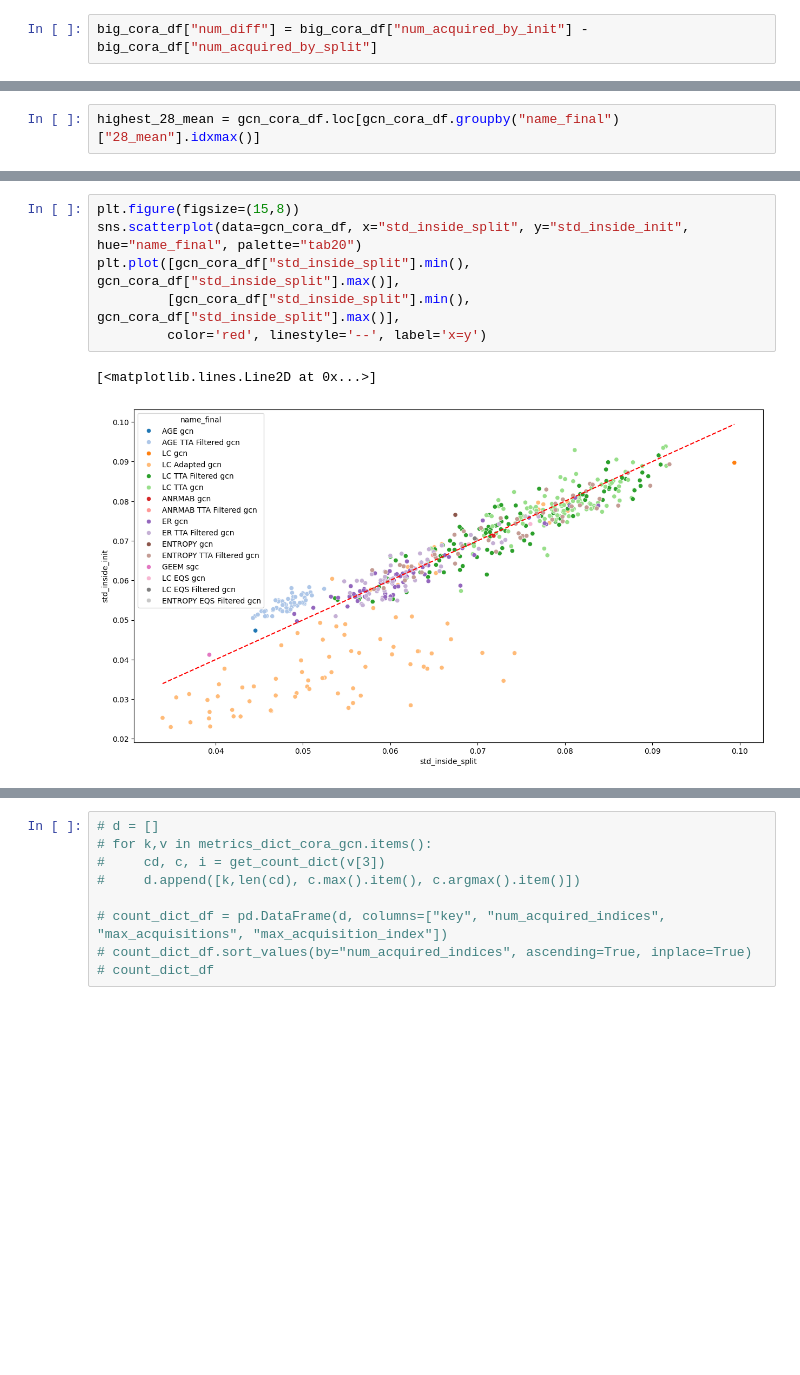
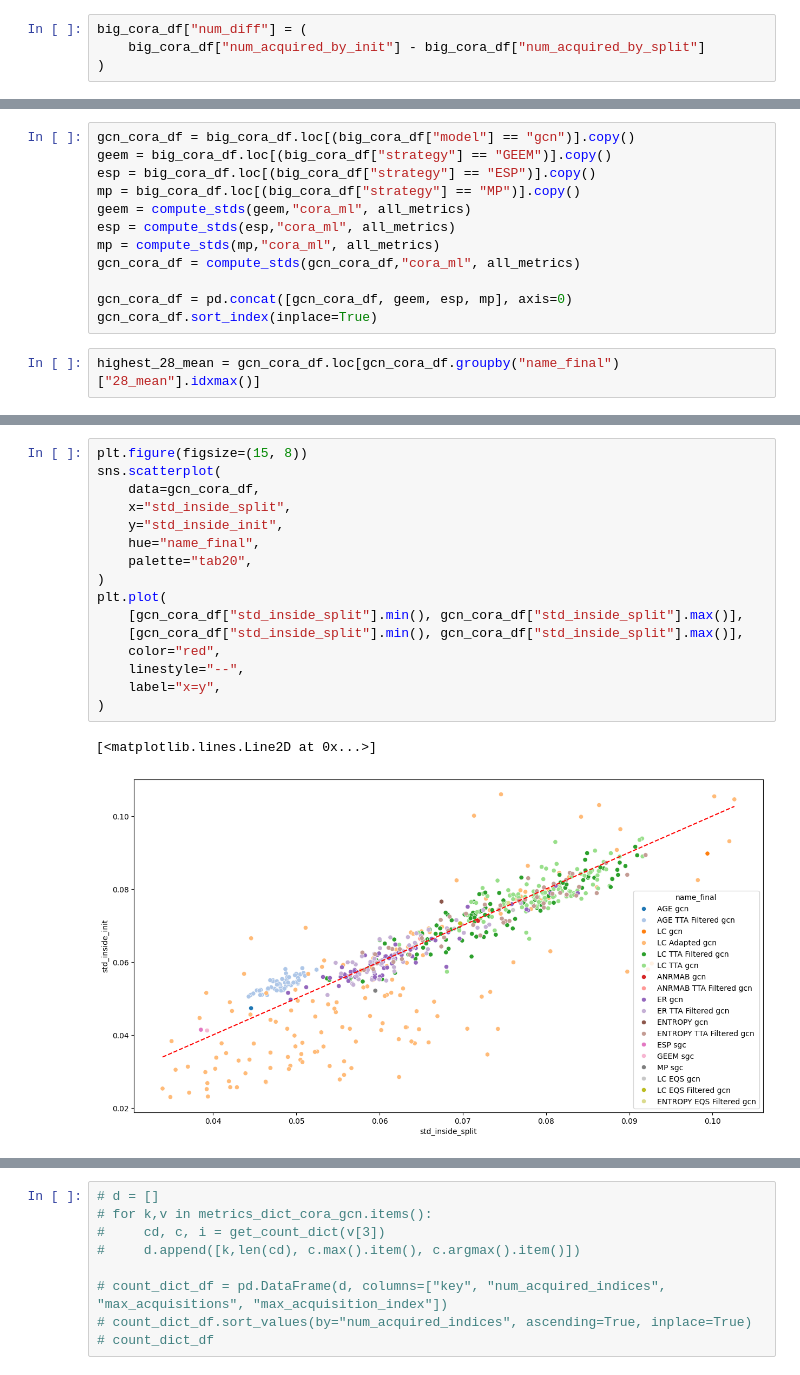
Before and after one commit to drigba/uq-for-al-on-graphs, a Jupyter notebook: notebooks/plot_indexes.ipynb, the cells around one changed output, grey strips where cells are left out. Saved outputs shown, nothing was run; the diff lists cells and outputs as text; blank space fills up the shorter version.

```diff
--- a/notebooks/plot_indexes.ipynb
+++ b/notebooks/plot_indexes.ipynb
@@ -99,4 +166,6 @@ for d_m_key in [("cora_ml", "sgc"), ("cora_ml", "gcn")]:
 
 big_cora_df = pd.concat(df_combined)
 # %%
-big_cora_df["num_diff"] = big_cora_df["num_acquired_by_init"] - big_cora_df["num_acquired_by_split"]
+big_cora_df["num_diff"] = (
+    big_cora_df["num_acquired_by_init"] - big_cora_df["num_acquired_by_split"]
+)
@@ -128,3 +172,15 @@ gcn_cora_df.sort_index(inplace=True)
+# %%
+gcn_cora_df = big_cora_df.loc[(big_cora_df["model"] == "gcn")].copy()
+geem = big_cora_df.loc[(big_cora_df["strategy"] == "GEEM")].copy()
+esp = big_cora_df.loc[(big_cora_df["strategy"] == "ESP")].copy()
+mp = big_cora_df.loc[(big_cora_df["strategy"] == "MP")].copy()
+geem = compute_stds(geem,"cora_ml", all_metrics)
+esp = compute_stds(esp,"cora_ml", all_metrics)
+mp = compute_stds(mp,"cora_ml", all_metrics)
+gcn_cora_df = compute_stds(gcn_cora_df,"cora_ml", all_metrics)
+
+gcn_cora_df = pd.concat([gcn_cora_df, geem, esp, mp], axis=0)
+gcn_cora_df.sort_index(inplace=True)
 # %%
 highest_28_mean = gcn_cora_df.loc[gcn_cora_df.groupby("name_final")["28_mean"].idxmax()]
 # %%
@@ -141,12 +199,22 @@ plt.show()
 # %%
-plt.figure(figsize=(15,8))
-sns.scatterplot(data=gcn_cora_df, x="std_inside_split", y="std_inside_init", hue="name_final", palette="tab20")
-plt.plot([gcn_cora_df["std_inside_split"].min(), gcn_cora_df["std_inside_split"].max()],
-         [gcn_cora_df["std_inside_split"].min(), gcn_cora_df["std_inside_split"].max()],
-         color='red', linestyle='--', label='x=y')
+plt.figure(figsize=(15, 8))
+sns.scatterplot(
+    data=gcn_cora_df,
+    x="std_inside_split",
+    y="std_inside_init",
+    hue="name_final",
+    palette="tab20",
+)
+plt.plot(
+    [gcn_cora_df["std_inside_split"].min(), gcn_cora_df["std_inside_split"].max()],
+    [gcn_cora_df["std_inside_split"].min(), gcn_cora_df["std_inside_split"].max()],
+    color="red",
+    linestyle="--",
+    label="x=y",
+)
 # %% [output]
 [<matplotlib.lines.Line2D at 0x...>]
-[figure, old version]
+[figure, new version]
 # %%
 to_plot = big_cora_df[ ~(big_cora_df["tta"] == "EQS")  &( (big_cora_df["model"] == "gcn") |(big_cora_df["strategy"] == "GEEM")) ].copy()
 to_plot.sort_index(inplace=True)
```
Also changed, not shown: parts of 21 cells of this notebook, 4 other files.
